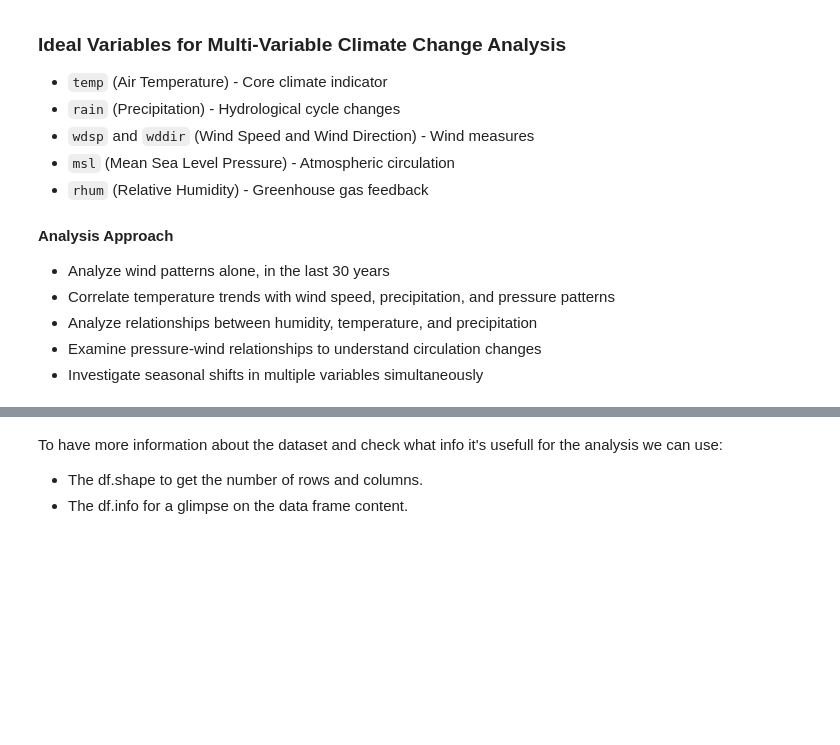
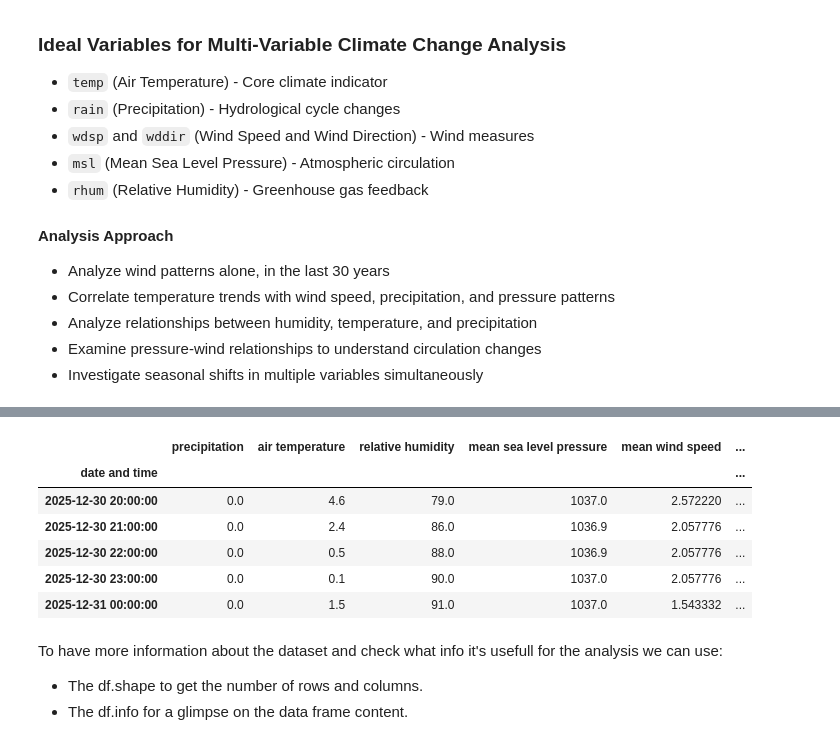
Before and after one commit to tanyasanjuan/pfda-project, a Jupyter notebook: wind.ipynb, the cells around one changed output, grey strips where cells are left out. Drawn from its saved outputs; the diff is of its cells as text; code cells hidden in the pictures; blank space fills up the shorter version.

```diff
--- a/wind.ipynb
+++ b/wind.ipynb
@@ -117,3 +174,13 @@ df.head()
+# %%
+df.tail()
+# %% [output]
+|  | precipitation | air temperature | relative humidity | mean sea level pressure | mean wind speed | ... |
+| date and time |  |  |  |  |  | ... |
+| 2025-12-30 20:00:00 | 0.0 | 4.6 | 79.0 | 1037.0 | 2.572220 | ... |
+| 2025-12-30 21:00:00 | 0.0 | 2.4 | 86.0 | 1036.9 | 2.057776 | ... |
+| 2025-12-30 22:00:00 | 0.0 | 0.5 | 88.0 | 1036.9 | 2.057776 | ... |
+| 2025-12-30 23:00:00 | 0.0 | 0.1 | 90.0 | 1037.0 | 2.057776 | ... |
+| 2025-12-31 00:00:00 | 0.0 | 1.5 | 91.0 | 1037.0 | 1.543332 | ... |
 # %% [markdown]
 To have more information about the dataset and check what info it's usefull for the analysis we can use:
 - The df.shape to get the number of rows and columns.
```
Also changed, not shown: parts of 27 cells of this notebook, 1 other file.
